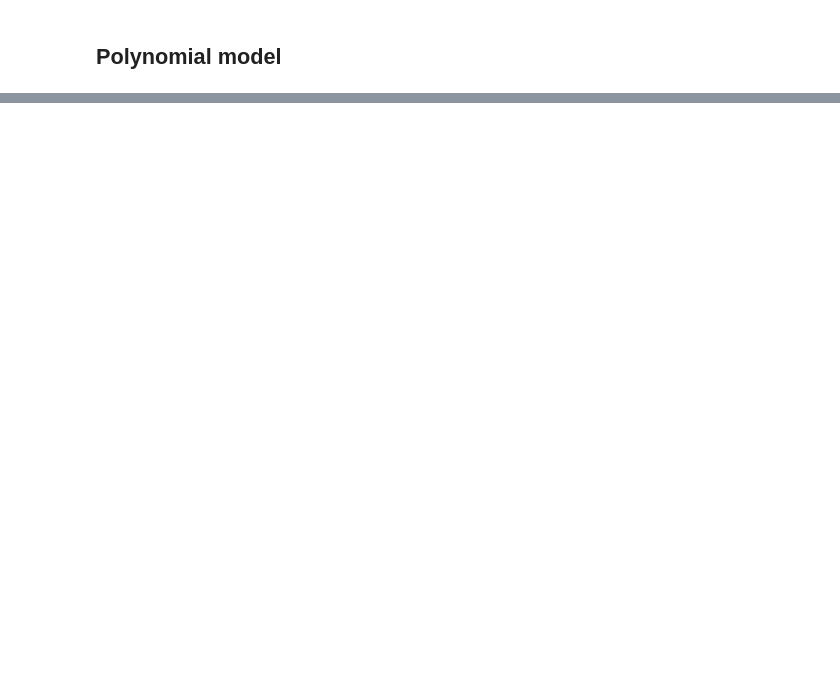
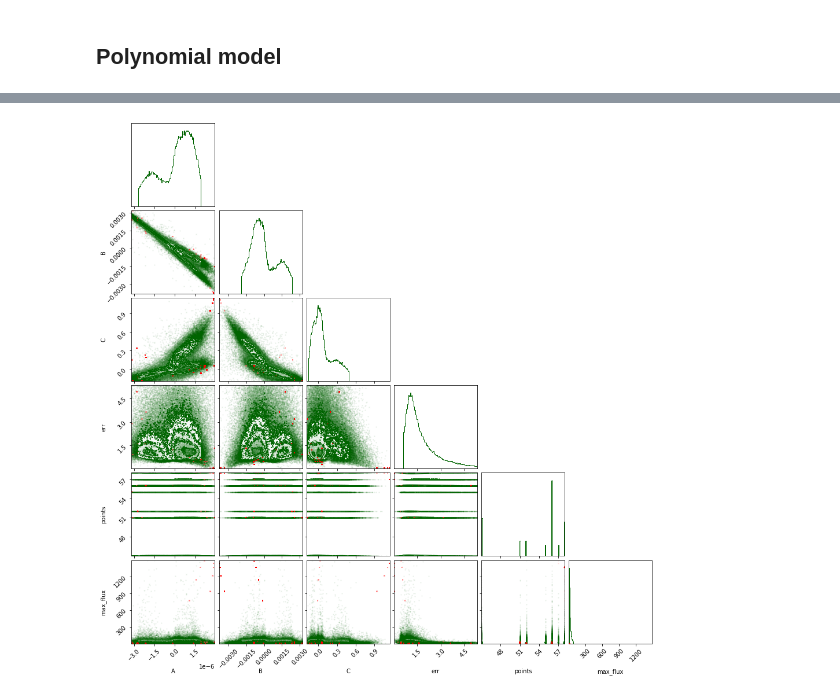
Before and after one commit to erusseil/PISN-classification, a Jupyter notebook: MachineLearning/ParamStudy.ipynb, the cells around one changed output, grey strips where cells are left out. Saved outputs shown, nothing was run; the diff lists cells and outputs as text; code cells hidden in the pictures; blank space fills up the shorter version.

```diff
--- a/MachineLearning/ParamStudy.ipynb
+++ b/MachineLearning/ParamStudy.ipynb
@@ -91,0 +92,11 @@ plt.savefig("corner_6p.png")
+# %%
+zoom = [0.9,0.9,0.9,0.9,0.9,0.9]
+
+PISN = param_table_PISN
+other = param_table_other
+
+figure = corner.corner(other, bins=100,range=zoom,color='darkgreen',labels=cols)
+corner.corner(PISN,fig=figure,color='red',bins=100,s=0.5)
+
+#plt.savefig("corner_6p_Silver-1.png")
+# %% [output]
@@ -91,0 +118 @@ plt.savefig("corner_6p.png")
+[figure, added]
```
Also changed, not shown: parts of 8 cells of this notebook.
